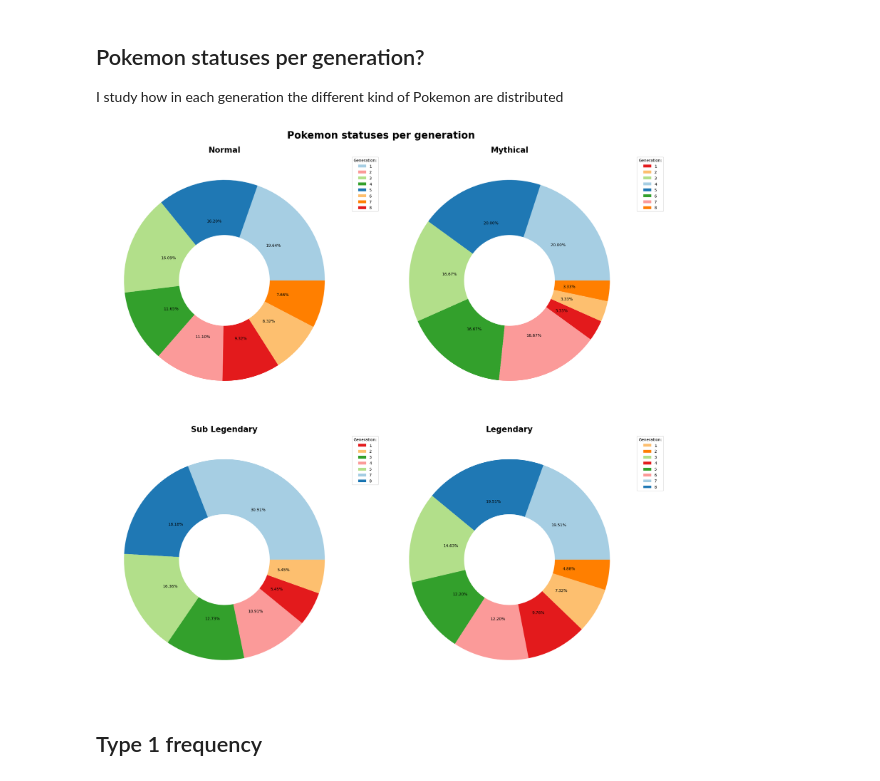
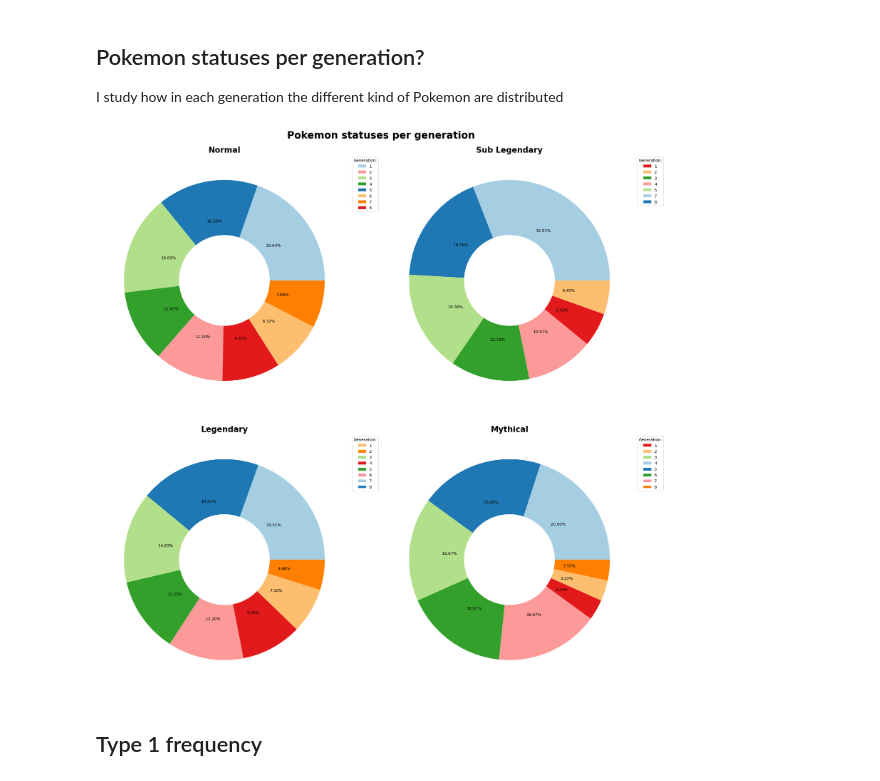
Before and after one commit to BiancaBenelli/Pokemon_project, a Jupyter notebook: Pokemon.ipynb, the cells around one changed output. Saved outputs shown, nothing was run; the diff lists cells and outputs as text; code cells hidden in the pictures.

```diff
--- a/Pokemon.ipynb
+++ b/Pokemon.ipynb
@@ -139,23 +139,23 @@ plt.show()
 ## Pokemon statuses per generation?
 I study how in each generation the different kind of Pokemon are distributed
 # %%
-status_list = ['Normal', 'Mythical', 'Sub Legendary', 'Legendary']
+status_list = pokemon_df['status'].value_counts().index
 
 fig, axs = plt.subplots(nrows = 2, ncols = 2, figsize = (20, 20), constrained_layout = True)
 fig.suptitle('Pokemon statuses per generation', fontsize= 25, fontweight='bold')
 for i, ax in zip(range(len(status_list)), axs.flat):
   status_mask = pokemon_df[pokemon_df['status'] == status_list[i]]
   status_per_gen = status_mask['generation'].value_counts()
   donut_circle = plt.Circle( (0,0), 0.45, color = 'white')
   ax.pie(status_per_gen.values, labels = status_per_gen.index, autopct='%.2f%%', colors = sb.color_palette("Paired", len(status_per_gen.index)), labeldistance=None)
   ax.add_artist(donut_circle)
   handles, labels = ax.get_legend_handles_labels()
   handles, labels = zip(*[ (handles[i], labels[i]) for i in sorted(range(len(handles)), key = lambda k: list(map(int, labels))[k])] )
   ax.legend(handles, labels, title = 'Generation:', bbox_to_anchor=(1, 1))
   ax.set_title(status_list[i], fontsize = 20, fontweight='bold')
 plt.show()
 # %% [output]
-[figure, old version]
+[figure, new version]
 # %% [markdown]
 ## Type 1 frequency
 # %%
```
Also changed, not shown: parts of 7 cells of this notebook.
